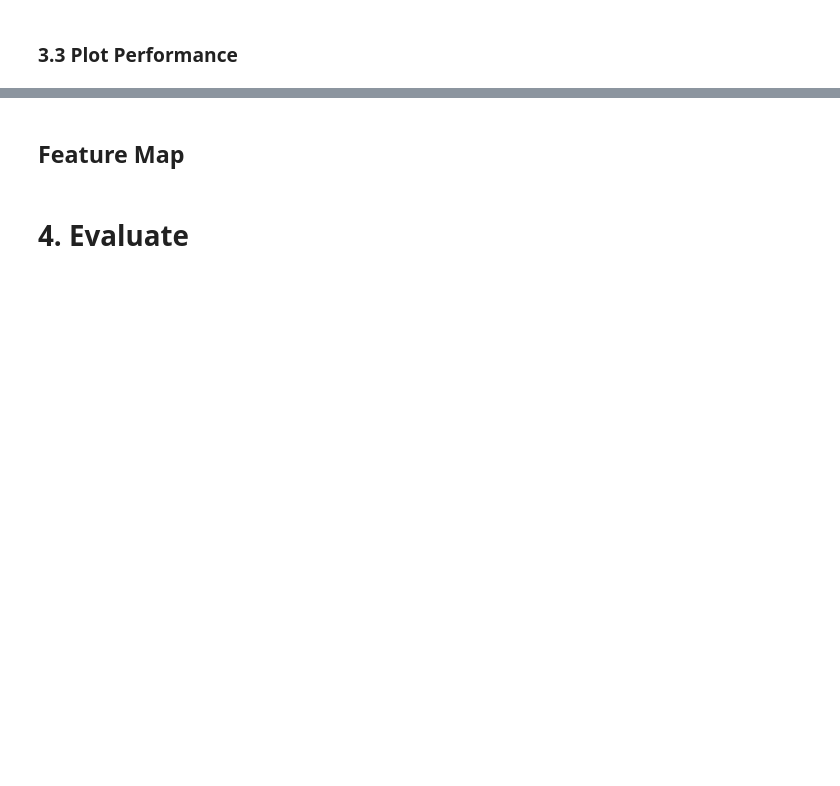
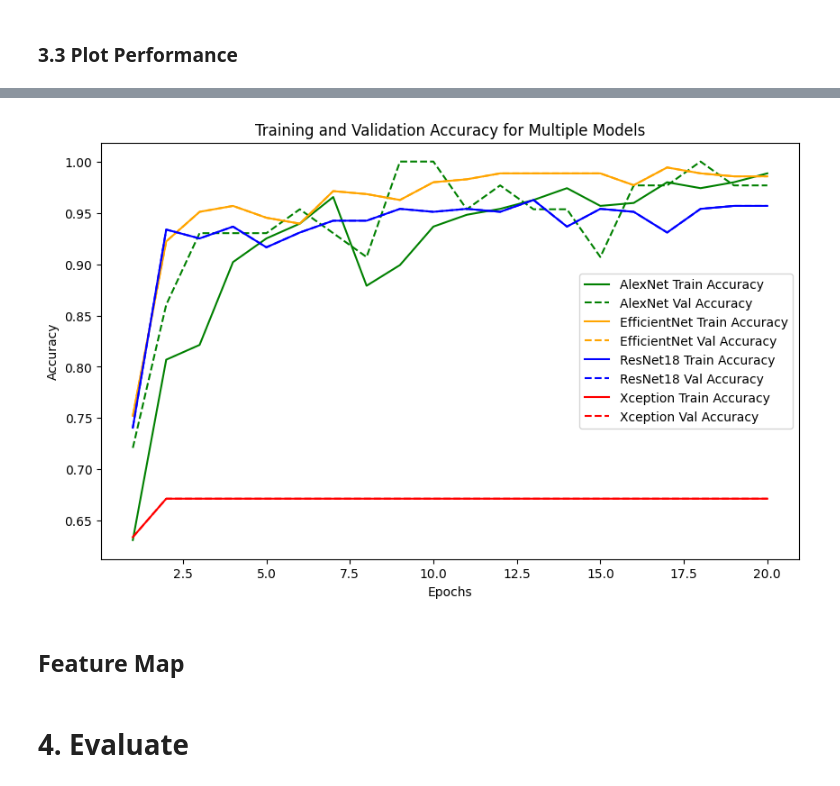
Before and after one commit to RojanoLab/KudzuDetection, a Jupyter notebook: 3.DeepCNNImageClassifier_pytorch.ipynb, the cells around one changed output, grey strips where cells are left out. Drawn from its saved outputs; the diff is of its cells as text; code cells hidden in the pictures; blank space fills up the shorter version.

```diff
--- a/3.DeepCNNImageClassifier_pytorch.ipynb
+++ b/3.DeepCNNImageClassifier_pytorch.ipynb
@@ -799,3 +865,15 @@ plot_performance(train_loss_history, train_acc_history, val_loss_history, val_ac
+# %%
+# Collect training and validation losses into lists
+train_acc = [alexnet_train_acc, efficientnet_train_acc, resnet18_train_acc , xception_train_acc ]
+val_acc = [alexnet_val_acc, efficientnet_train_acc, resnet18_train_acc , xception_train_acc ]
+
+# Model names for plotting
+model_names = ['AlexNet', 'EfficientNet', 'ResNet18', 'Xception' ]
+
+# Plot loss comparison
+plot_multiple_models(train_acc, val_acc, 'Accuracy', model_names)
+# %% [output]
+[figure, added]
 # %% [markdown]
 ## Feature Map
 # %%
```
Also changed, not shown: parts of 25 cells of this notebook.
